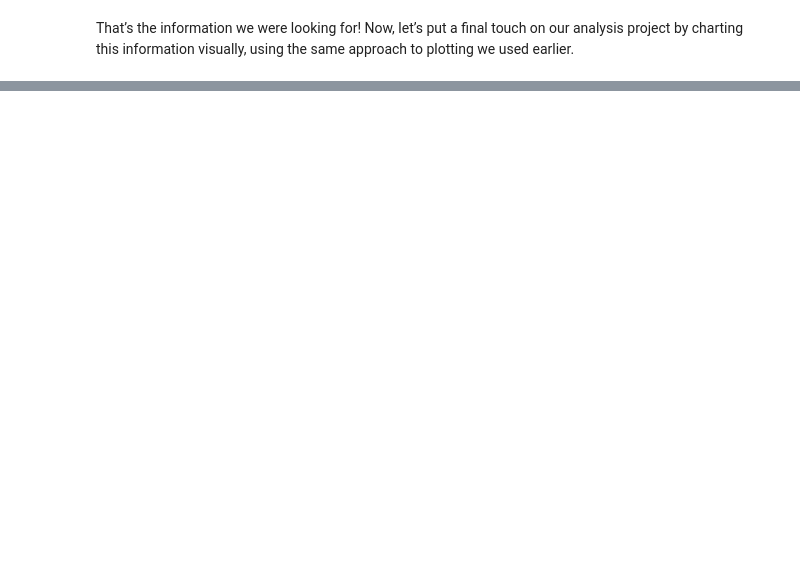
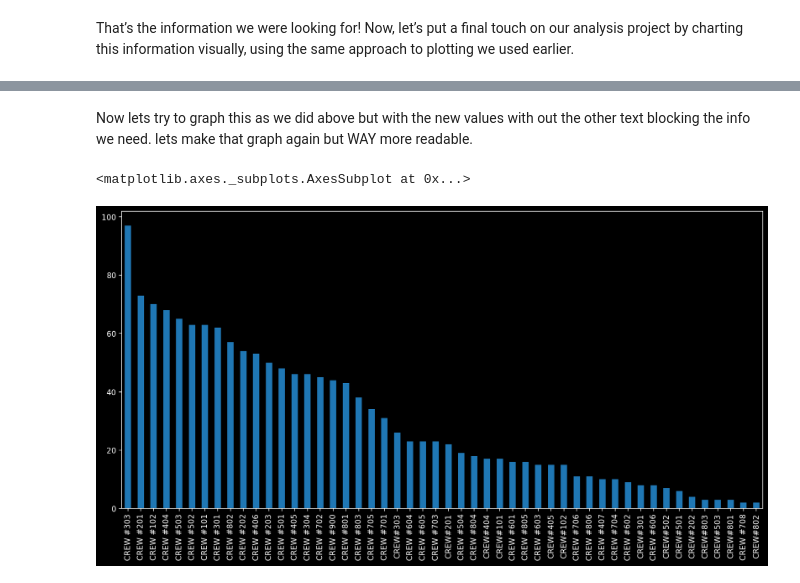
Before and after one commit to Jtrahan88/Online_courses, a Jupyter notebook: Pandas Project Beginner overview.ipynb, the cells around one changed output, grey strips where cells are left out. Drawn from its saved outputs; the diff is of its cells as text; code cells hidden in the pictures; blank space fills up the shorter version.

```diff
--- a/Pandas Project Beginner overview.ipynb
+++ b/Pandas Project Beginner overview.ipynb
@@ -392,0 +406,3 @@ crew_lists.stack().value_counts().plot(kind='bar', figsize=(15,7), color="red")
+# %%
+df['Debris Crew WO#'] = df['Debris Crew WO#'].str.extract('(CREW ?# ?\d+)')
+df['Debris Crew WO#']
@@ -392,0 +422,7 @@ crew_lists.stack().value_counts().plot(kind='bar', figsize=(15,7), color="red")
+# %% [markdown]
+Now lets try to graph this as we did above but with the new values with out the other text blocking the info we need. lets make that graph again but WAY more readable.
+# %%
+df['Debris Crew WO#'].value_counts().plot(kind='bar', figsize=(15,7))
+# %% [output]
+<matplotlib.axes._subplots.AxesSubplot at 0x...>
+[figure, added]
```
Also changed, not shown: parts of 14 cells of this notebook.
